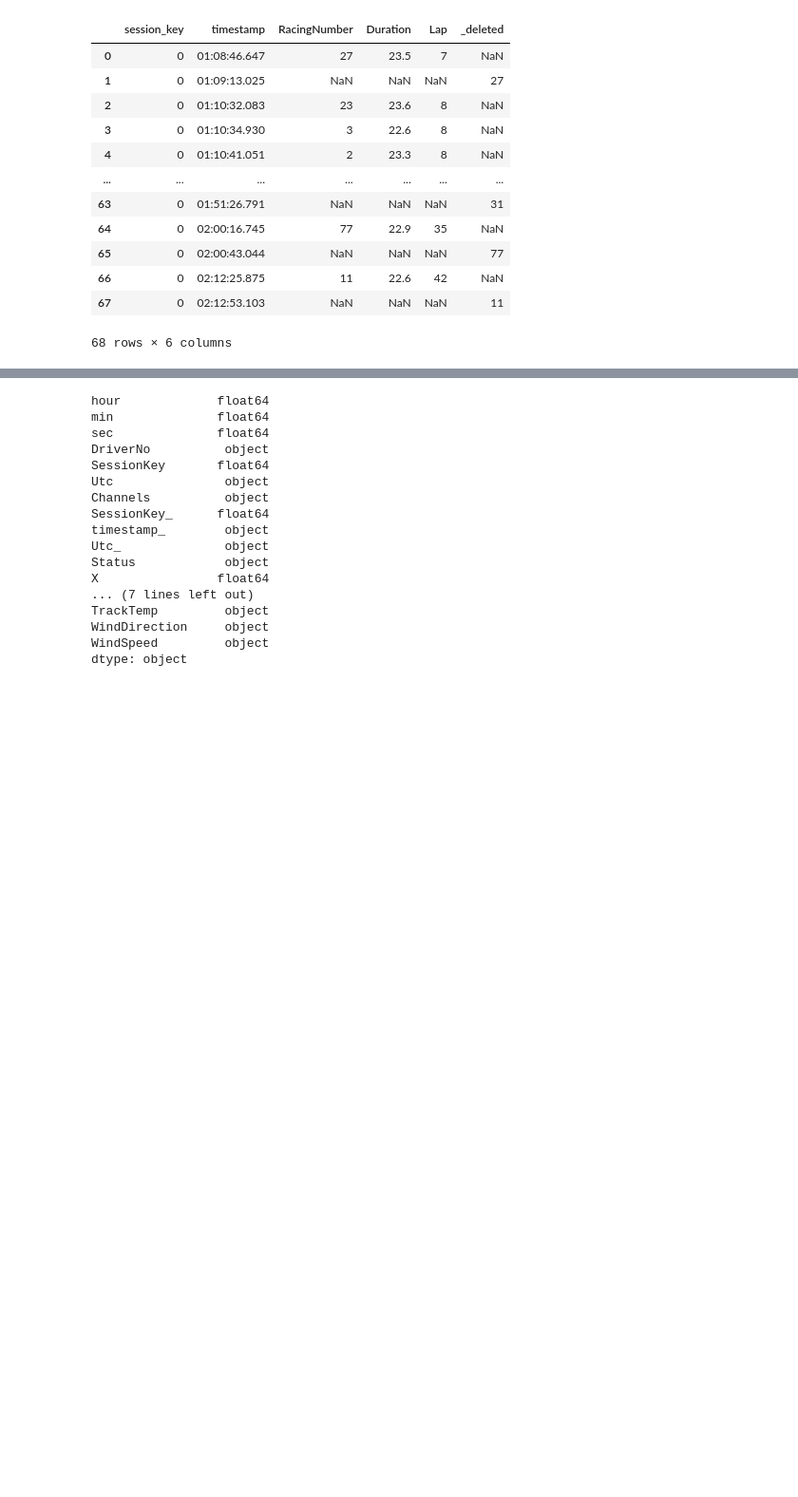
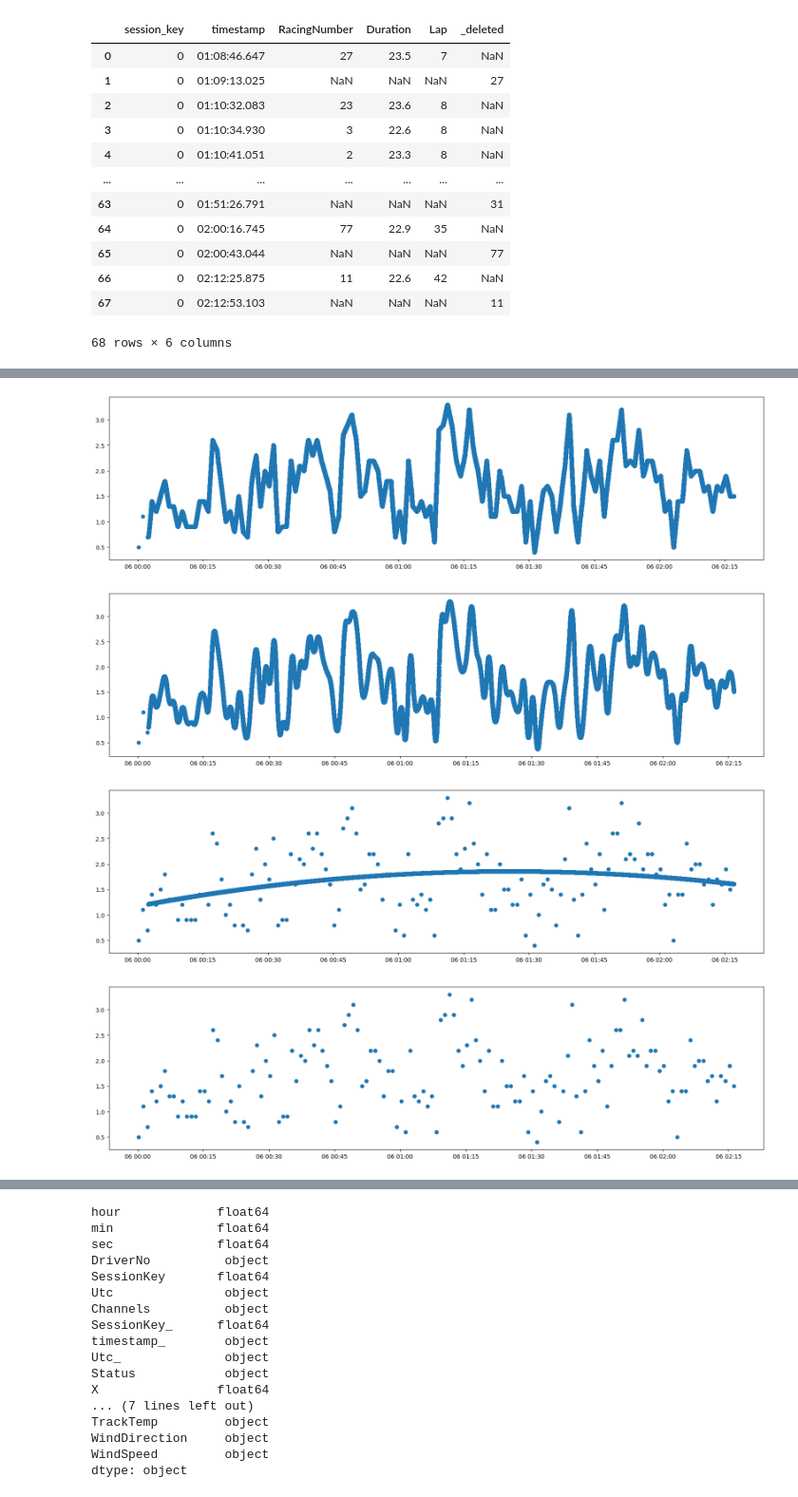
Before and after one commit to GoktugOcal/LiveF1, a Jupyter notebook: test.ipynb, the cells around one changed output, grey strips where cells are left out. Shown at 95% size. Saved outputs shown, nothing was run; the diff lists cells and outputs as text; code cells hidden in the pictures; blank space fills up the shorter version.

```diff
--- a/test.ipynb
+++ b/test.ipynb
@@ -200,0 +268,24 @@ df_all = df.reset_index().set_index("timestamp").join(df_w.set_index("timestamp"
+# %%
+df_temp = df_all.copy()
+df_temp.index = pd.to_datetime(df_all.index).values
+
+plt.figure(figsize=(20,5))
+plt.scatter(df_temp.index, df_temp["WindSpeed"].astype(float).interpolate(method = "linear"), label = "linear")
+plt.show()
+
+plt.figure(figsize=(20,5))
+plt.scatter(df_temp.index, df_temp["WindSpeed"].astype(float).interpolate(method = "polynomial", order = 2), label = "polynomial")
+plt.show()
+
+plt.figure(figsize=(20,5))
+plt.scatter(df_temp.index, df_temp["WindSpeed"].astype(float).interpolate(method = "spline", order = 2), label = "spline")
+plt.show()
+
+plt.figure(figsize=(20,5))
+plt.scatter(df_temp.index, df_temp["WindSpeed"].astype(float), label = "plain")
+plt.show()
+# %% [output]
+[figure, added]
+[figure, added]
+[figure, added]
+[figure, added]
```
Also changed, not shown: parts of 22 cells of this notebook, 1 other file.
